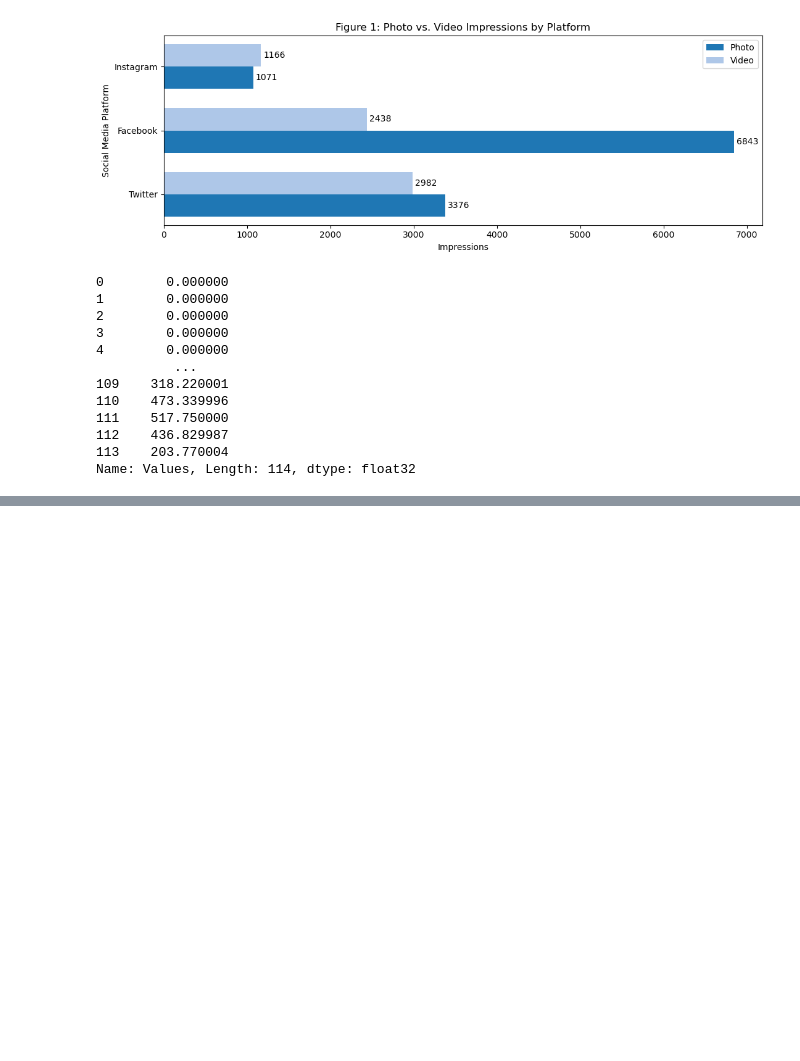
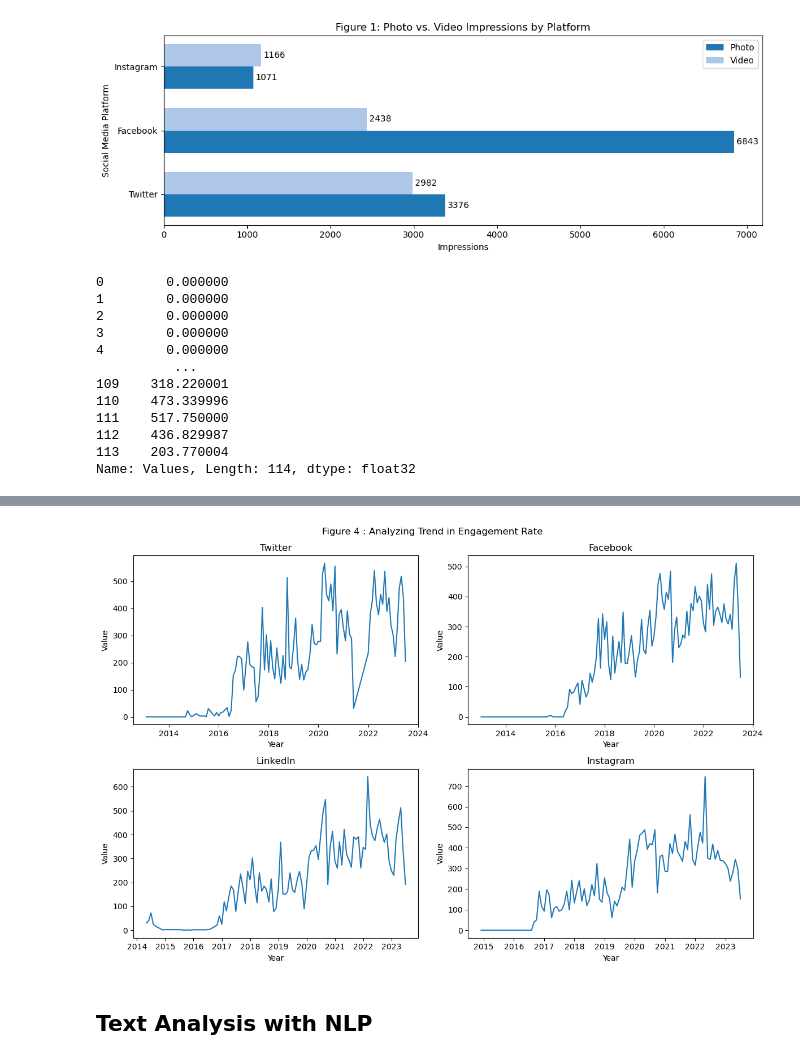
Before and after one commit to awojidetola/HacktheFeedInsights, a Jupyter notebook: HacktheFeed.ipynb, the cells around one changed output, grey strips where cells are left out. Cells and saved outputs as stored; diff of their text form; code cells hidden in the pictures; blank space fills up the shorter version.

```diff
--- a/HacktheFeed.ipynb
+++ b/HacktheFeed.ipynb
@@ -979,0 +992,39 @@ plt.show()
+# %%
+# Data
+tw = month_aggregation(tweet_df, 'Engagement Rate (per Impression)')
+fb = month_aggregation(face_df, 'Engagement Rate (per Impression)')
+li = month_aggregation(link_df, 'Engagement Rate (per Impression)')
+insta = month_aggregation(insta_df, 'Engagement Rate (per Impression)')
+
+
+# Create a figure with four subplots
+fig, axes = plt.subplots(2, 2, figsize=(12, 8))  # 2 rows, 2 columns
+
+# Assuming df1, df2, df3, and df4 are your DataFrames
+dataframes = [tw, fb, li, insta]
+
+# Customize subplot titles if needed
+
+subplot_titles = ['Twitter', 'Facebook', 'Linkedln', 'Instagram']
+
+# Loop through the DataFrames and plot them on subplots
+for i, ax in enumerate(axes.flatten()):
+    df = dataframes[i]
+    fig.suptitle("Figure 4 : Analyzing Trend in Engagement Rate")
+    ax.plot(df['Year'], df['Values'],linestyle='-')
+    ax.set_title(subplot_titles[i])
+    ax.set_xlabel('Year')
+    ax.set_ylabel('Value')
+    ax.yaxis.get_major_formatter().set_scientific(False)
+    ax.yaxis.get_major_formatter().set_useOffset(False)
+
+
+# Adjust layout and spacing
+plt.tight_layout()
+
+# Show the subplots
+plt.show()
+# %% [output]
+[figure, added]
+# %% [markdown]
+## Text Analysis with NLP
```
Also changed, not shown: parts of 25 cells of this notebook, 5 other files.
